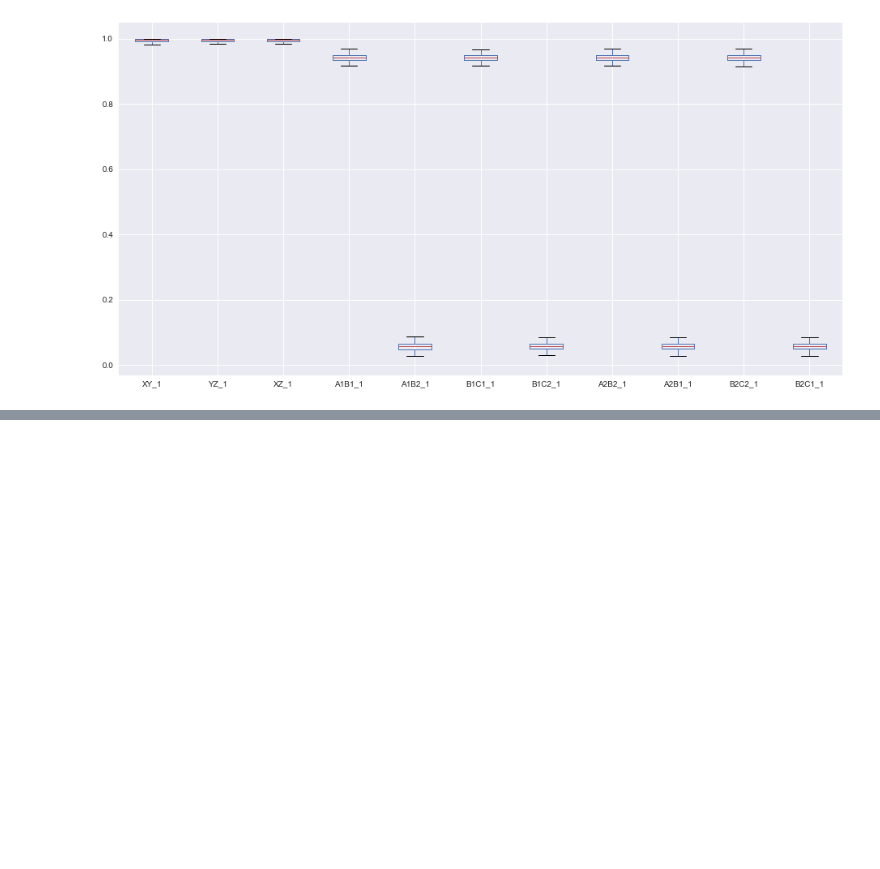
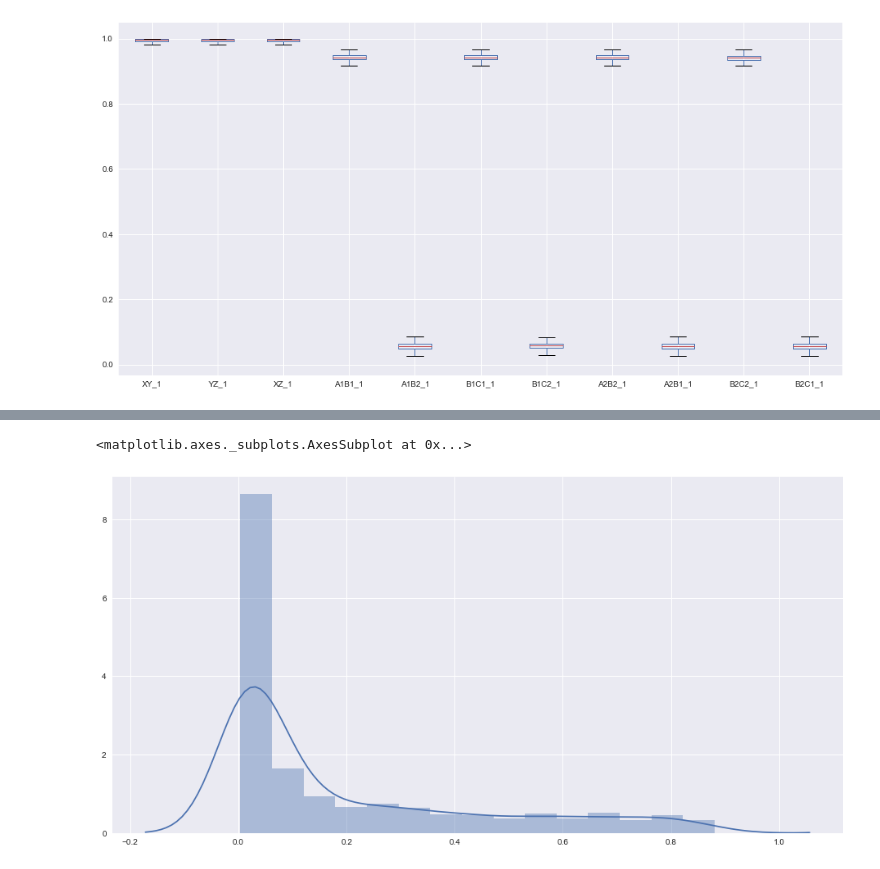
Before and after one commit to Yagwar/stim_eq, a Jupyter notebook: visual TF replica.ipynb, the cells around one changed output, grey strips where cells are left out. Saved outputs shown, nothing was run; the diff lists cells and outputs as text; code cells hidden in the pictures; blank space fills up the shorter version.

```diff
--- a/visual TF replica.ipynb
+++ b/visual TF replica.ipynb
@@ -14,3 +14,8 @@ import csv
 
 %matplotlib inline
 plt.style.use('seaborn')
+# %%
+train_1_y=[1,1,1,1,0,1,0,1,0,1,0]
+test_1_y=[1,0,1,0]
+train_2_y=[1,0,1,0,1,0,1,0]
+test_2_y=[1,0,1,0]
@@ -135,3 +144,9 @@ dat.iloc[:,12:16].describe()
+# %%
+fig, ax = plt.subplots(figsize=(16,8))
+sns.distplot(np.mean((dat.iloc[:,12:16]-test_1_y)**2, axis=1) )
+# %% [output]
+<matplotlib.axes._subplots.AxesSubplot at 0x...>
+[figure, added]
 # %%
 dat.iloc[:,12:16].plot(kind="box", figsize=(16,8))#, alpha=0.6)
 # %% [output]
```
Also changed, not shown: parts of 20 cells of this notebook.
